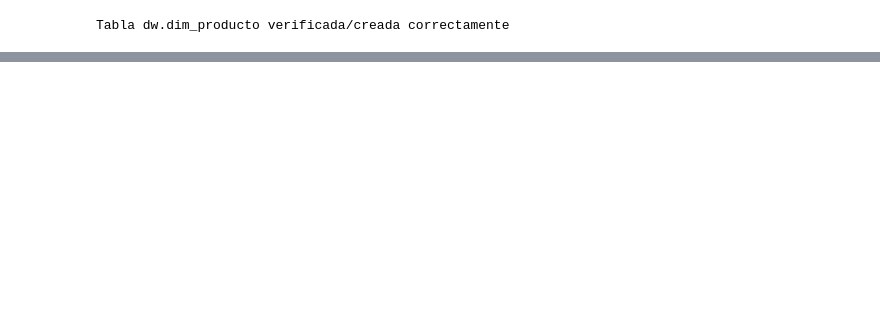
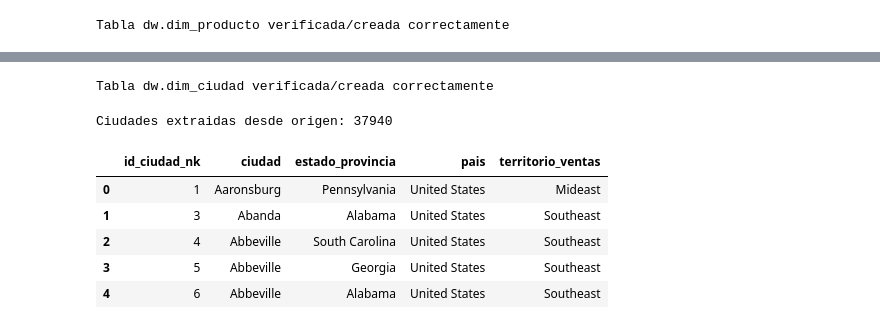
Before and after one commit to seorozco/Ingenieria_Datos, a Jupyter notebook: notebook/unidad_IV/01_kimball_create_DIM.ipynb, the cells around one changed output, grey strips where cells are left out. Saved outputs shown, nothing was run; the diff lists cells and outputs as text; code cells hidden in the pictures; blank space fills up the shorter version.

```diff
--- a/notebook/unidad_IV/01_kimball_create_DIM.ipynb
+++ b/notebook/unidad_IV/01_kimball_create_DIM.ipynb
@@ -692,0 +897,52 @@ else:
+# %%
+sql_ddl_ciudad = '''
+IF OBJECT_ID('dw.dim_ciudad', 'U') IS NULL
+BEGIN
+    CREATE TABLE dw.dim_ciudad (
+        id_ciudad_sk          INT IDENTITY(1,1) PRIMARY KEY,
+        id_ciudad_nk          INT            NOT NULL,
+        ciudad                NVARCHAR(100)  NOT NULL,
+        estado_provincia      NVARCHAR(100)  NOT NULL,
+        pais                  NVARCHAR(100)  NOT NULL,
+        territorio_ventas     NVARCHAR(100)  NULL,
+        fecha_carga           DATETIME2      NOT NULL DEFAULT SYSDATETIME()
+    );
+
+    CREATE UNIQUE INDEX ux_dim_ciudad_nk ON dw.dim_ciudad(id_ciudad_nk);
+END;
+'''
+
+with engine_destino.begin() as conn:
+    conn.execute(text(sql_ddl_ciudad))
+
+print('Tabla dw.dim_ciudad verificada/creada correctamente')
+# %% [output]
+Tabla dw.dim_ciudad verificada/creada correctamente
+# %%
+sql_ciudades_origen = '''
+SELECT
+    ci.CityID                               AS id_ciudad_nk,
+    ci.CityName                             AS ciudad,
+    sp.StateProvinceName                    AS estado_provincia,
+    co.CountryName                          AS pais,
+    sp.SalesTerritory                       AS territorio_ventas
+FROM Application.Cities ci
+JOIN Application.StateProvinces sp
+    ON ci.StateProvinceID = sp.StateProvinceID
+JOIN Application.Countries co
+    ON sp.CountryID = co.CountryID;
+'''
+
+with engine_origen.connect() as conn:
+    df_ciudades_src = pd.read_sql(sql_ciudades_origen, conn)
+
+print(f'Ciudades extraidas desde origen: {len(df_ciudades_src)}')
+df_ciudades_src.head()
+# %% [output]
+Ciudades extraidas desde origen: 37940
+|  | id_ciudad_nk | ciudad | estado_provincia | pais | territorio_ventas |
+| 0 | 1 | Aaronsburg | Pennsylvania | United States | Mideast |
+| 1 | 3 | Abanda | Alabama | United States | Southeast |
+| 2 | 4 | Abbeville | South Carolina | United States | Southeast |
+| 3 | 5 | Abbeville | Georgia | United States | Southeast |
+| 4 | 6 | Abbeville | Alabama | United States | Southeast |
```
Also changed, not shown: parts of 19 cells of this notebook, 2 other files.
